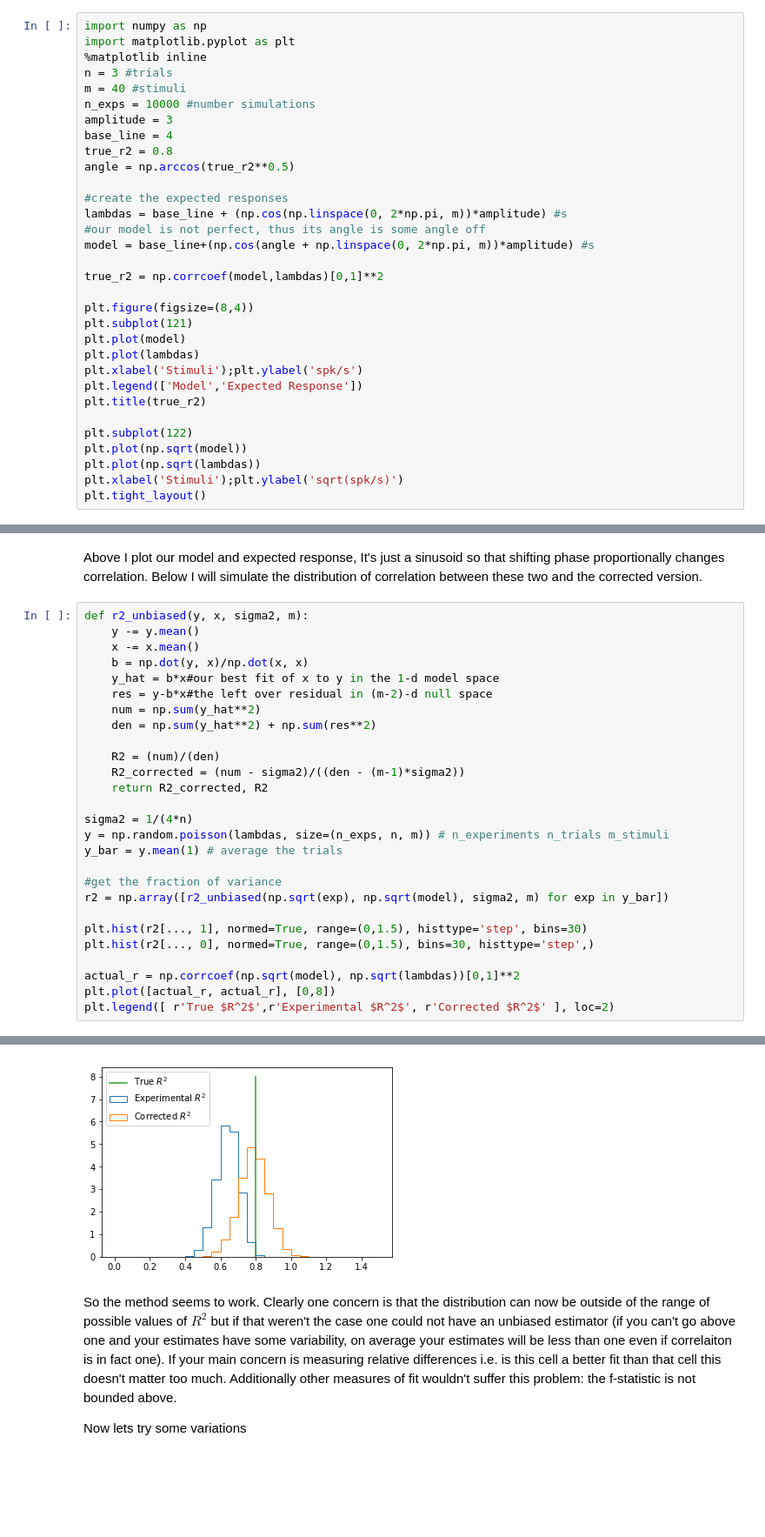
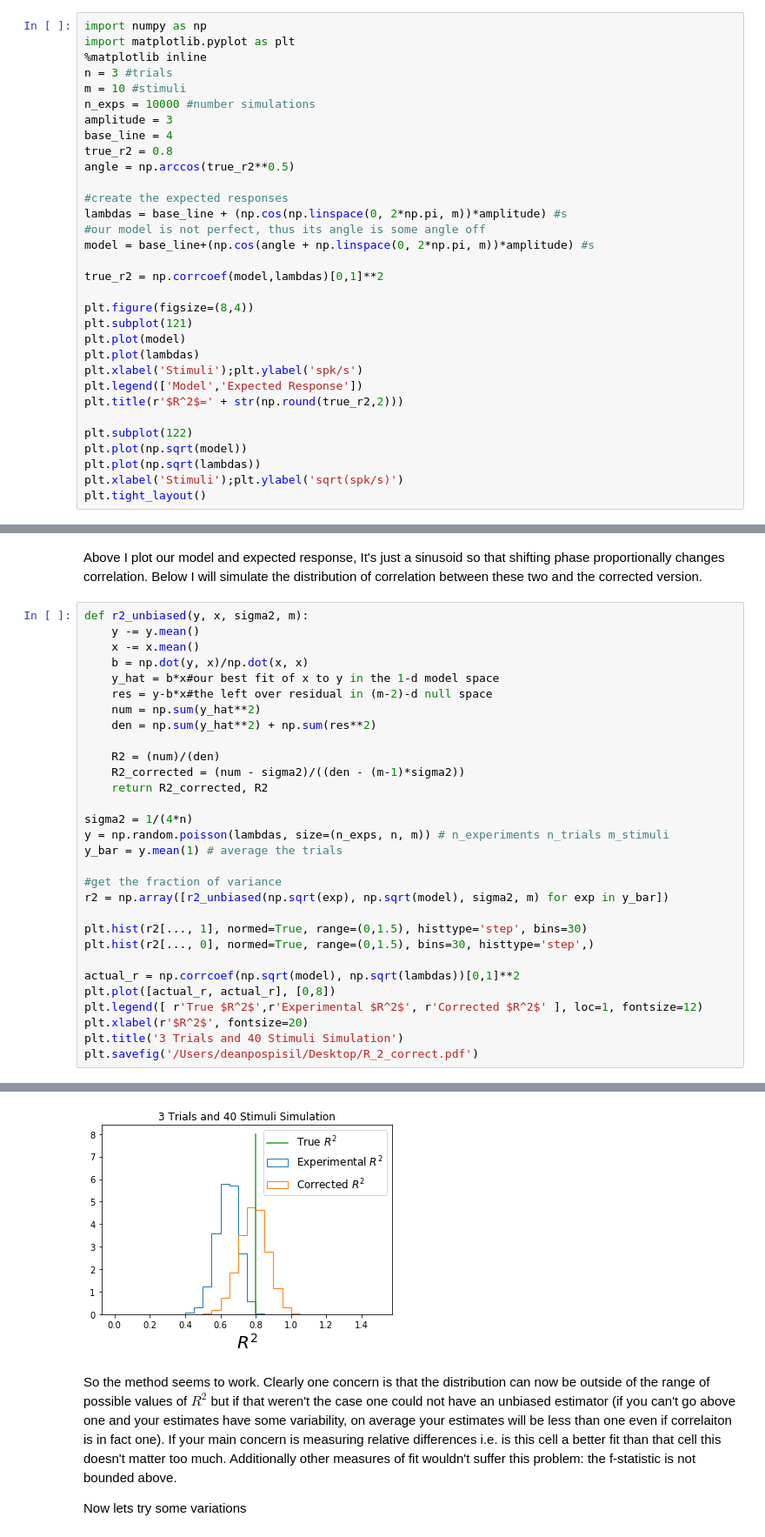
Before and after one commit to deanpospisil/ipython_nb, a Jupyter notebook: For Reza/Distribution of Fraction of variance.ipynb, the cells around one changed output, grey strips where cells are left out. Shown at 87% size. Saved outputs shown, nothing was run; the diff lists cells and outputs as text; blank space fills up the shorter version.

```diff
--- a/For Reza/Distribution of Fraction of variance.ipynb
+++ b/For Reza/Distribution of Fraction of variance.ipynb
@@ -92,7 +94,7 @@ import numpy as np
 import matplotlib.pyplot as plt
 %matplotlib inline
 n = 3 #trials
-m = 40 #stimuli
+m = 10 #stimuli
 n_exps = 10000 #number simulations
 amplitude = 3
 base_line = 4
@@ -112,7 +114,7 @@ plt.plot(model)
 plt.plot(lambdas)
 plt.xlabel('Stimuli');plt.ylabel('spk/s')
 plt.legend(['Model','Expected Response'])
-plt.title(true_r2)
+plt.title(r'$R^2$=' + str(np.round(true_r2,2)))
 
 plt.subplot(122)
 plt.plot(np.sqrt(model))
@@ -149,5 +151,8 @@ plt.hist(r2[..., 0], normed=True, range=(0,1.5), bins=30, histtype='step',)
 
 actual_r = np.corrcoef(np.sqrt(model), np.sqrt(lambdas))[0,1]**2
 plt.plot([actual_r, actual_r], [0,8])
-plt.legend([ r'True $R^2$',r'Experimental $R^2$', r'Corrected $R^2$' ], loc=2)
+plt.legend([ r'True $R^2$',r'Experimental $R^2$', r'Corrected $R^2$' ], loc=1, fontsize=12)
+plt.xlabel(r'$R^2$', fontsize=20)
+plt.title('3 Trials and 40 Stimuli Simulation')
+plt.savefig('/Users/deanpospisil/Desktop/R_2_correct.pdf')
 # %% [output]
@@ -155,4 +159,4 @@ plt.legend([ r'True $R^2$',r'Experimental $R^2$', r'Corrected $R^2$' ], loc=2)
-[figure, old version]
+[figure, new version]
 # %% [markdown]
 So the method seems to work. Clearly one concern is that the distribution can now be outside of the range of possible values of $R^2$ but if that weren't the case one could not have an unbiased estimator (if you can't go above one and your estimates have some variability, on average your estimates will be less than one even if correlaiton is in fact one). If your main concern is measuring relative differences i.e. is this cell a better fit than that cell this doesn't matter too much. Additionally other measures of fit wouldn't suffer this problem: the f-statistic is not bounded above.
 
```
Also changed, not shown: parts of 4 cells of this notebook, 30 other files.
